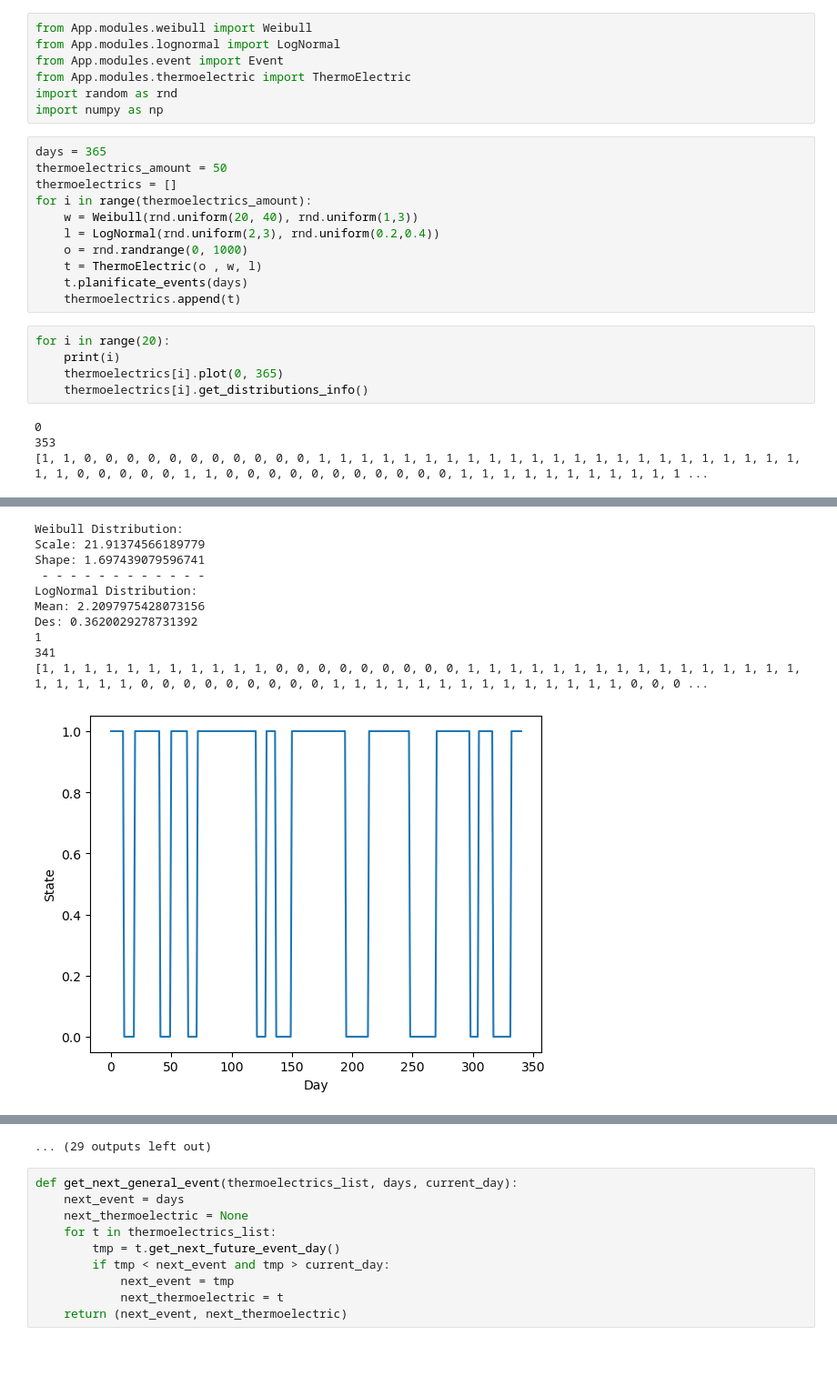
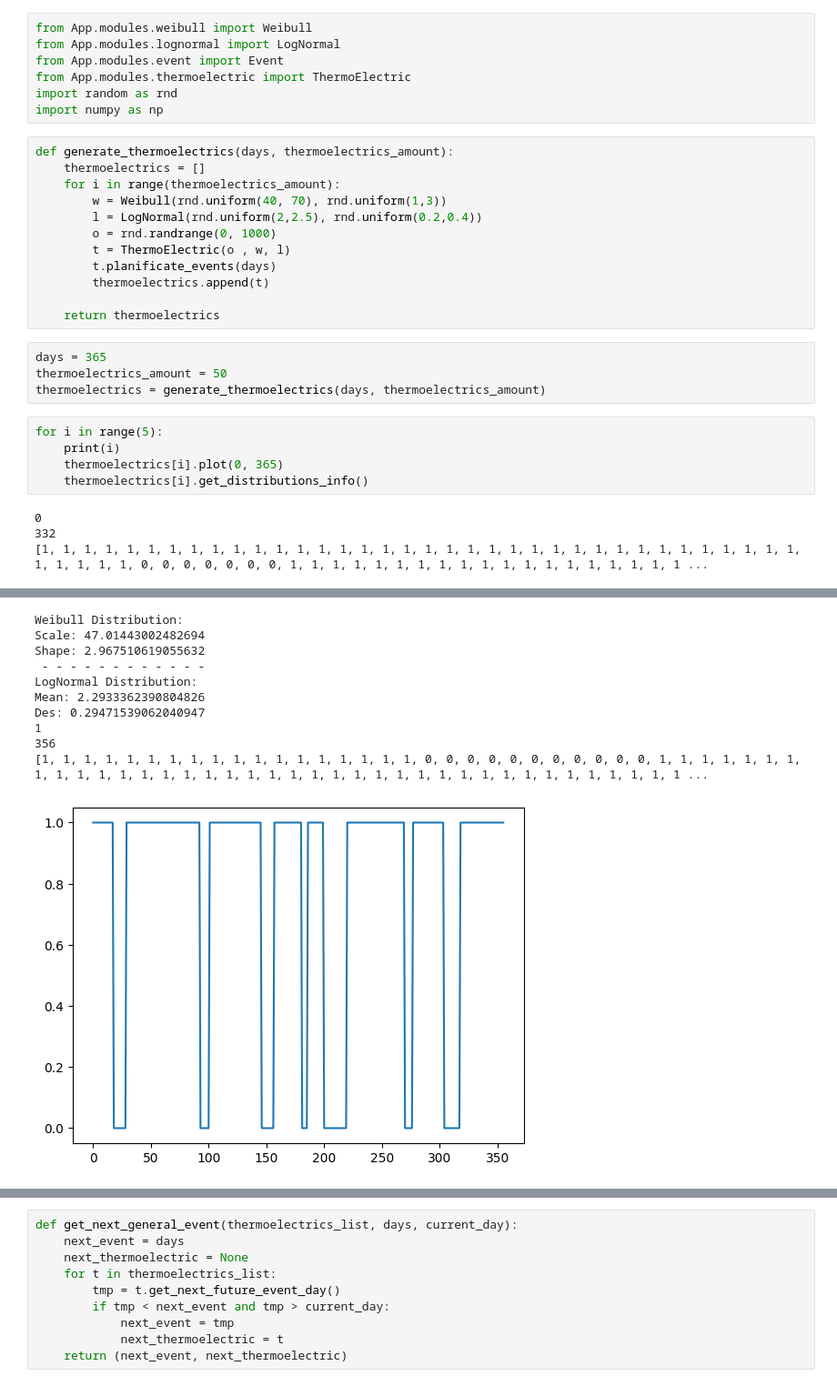
Before and after one commit to DanielMPMatCom/Simulation-First-Project-Thermoelectric, a Jupyter notebook: thermoelectric_simulation.ipynb, the cells around one changed output, grey strips where cells are left out. Shown at 91% size. Cells and saved outputs as stored; diff of their text form; blank space fills up the shorter version.

```diff
--- a/thermoelectric_simulation.ipynb
+++ b/thermoelectric_simulation.ipynb
@@ -26,22 +26,27 @@ from App.modules.thermoelectric import ThermoElectric
 import random as rnd
 import numpy as np
 # %%
-days = 365
-thermoelectrics_amount = 50
-thermoelectrics = []
-for i in range(thermoelectrics_amount):
-    w = Weibull(rnd.uniform(20, 40), rnd.uniform(1,3))
-    l = LogNormal(rnd.uniform(2,3), rnd.uniform(0.2,0.4))
-    o = rnd.randrange(0, 1000)
-    t = ThermoElectric(o , w, l)
-    t.planificate_events(days)
-    thermoelectrics.append(t)
+def generate_thermoelectrics(days, thermoelectrics_amount):
+    thermoelectrics = []
+    for i in range(thermoelectrics_amount):
+        w = Weibull(rnd.uniform(40, 70), rnd.uniform(1,3))
+        l = LogNormal(rnd.uniform(2,2.5), rnd.uniform(0.2,0.4))
+        o = rnd.randrange(0, 1000)
+        t = ThermoElectric(o , w, l)
+        t.planificate_events(days)
+        thermoelectrics.append(t)
+
+    return thermoelectrics
+# %%
+days = 365
+thermoelectrics_amount = 50
+thermoelectrics = generate_thermoelectrics(days, thermoelectrics_amount)
 # %%
-for i in range(20):
+for i in range(5):
     print(i)
     thermoelectrics[i].plot(0, 365)
     thermoelectrics[i].get_distributions_info()
 # %% [output]
 0
-353
-[1, 1, 0, 0, 0, 0, 0, 0, 0, 0, 0, 0, 0, 1, 1, 1, 1, 1, 1, 1, 1, 1, 1, 1, 1, 1, 1, 1, 1, 1, 1, 1, 1, 1, 1, 1, 1, 1, 0, 0, 0, 0, 0, 1, 1, 0, 0, 0, 0, 0, 0, 0, 0, 0, 0, 0, 1, 1, 1, 1, 1, 1, 1, 1, 1, 1, 1 ...
+332
+[1, 1, 1, 1, 1, 1, 1, 1, 1, 1, 1, 1, 1, 1, 1, 1, 1, 1, 1, 1, 1, 1, 1, 1, 1, 1, 1, 1, 1, 1, 1, 1, 1, 1, 1, 1, 1, 1, 1, 1, 1, 0, 0, 0, 0, 0, 0, 0, 1, 1, 1, 1, 1, 1, 1, 1, 1, 1, 1, 1, 1, 1, 1, 1, 1, 1, 1 ...
@@ -49,12 +54,12 @@ for i in range(20):
 Weibull Distribution:
-Scale: 21.91374566189779
-Shape: 1.697439079596741
+Scale: 47.01443002482694
+Shape: 2.967510619055632
  - - - - - - - - - - - -
 LogNormal Distribution:
-Mean: 2.2097975428073156
-Des: 0.3620029278731392
+Mean: 2.2933362390804826
+Des: 0.29471539062040947
 1
-341
-[1, 1, 1, 1, 1, 1, 1, 1, 1, 1, 1, 0, 0, 0, 0, 0, 0, 0, 0, 0, 1, 1, 1, 1, 1, 1, 1, 1, 1, 1, 1, 1, 1, 1, 1, 1, 1, 1, 1, 1, 1, 0, 0, 0, 0, 0, 0, 0, 0, 0, 1, 1, 1, 1, 1, 1, 1, 1, 1, 1, 1, 1, 1, 1, 0, 0, 0 ...
+356
+[1, 1, 1, 1, 1, 1, 1, 1, 1, 1, 1, 1, 1, 1, 1, 1, 1, 1, 0, 0, 0, 0, 0, 0, 0, 0, 0, 0, 0, 1, 1, 1, 1, 1, 1, 1, 1, 1, 1, 1, 1, 1, 1, 1, 1, 1, 1, 1, 1, 1, 1, 1, 1, 1, 1, 1, 1, 1, 1, 1, 1, 1, 1, 1, 1, 1, 1 ...
-[figure, old version]
+[figure, new version]
 Weibull Distribution:
@@ -104,4 +105,3 @@ Des: 0.38655321723631103
-... (29 outputs left out)
 # %%
 def get_next_general_event(thermoelectrics_list, days, current_day):
     next_event = days
```
Also changed, not shown: parts of 4 cells of this notebook, 2 other files.
